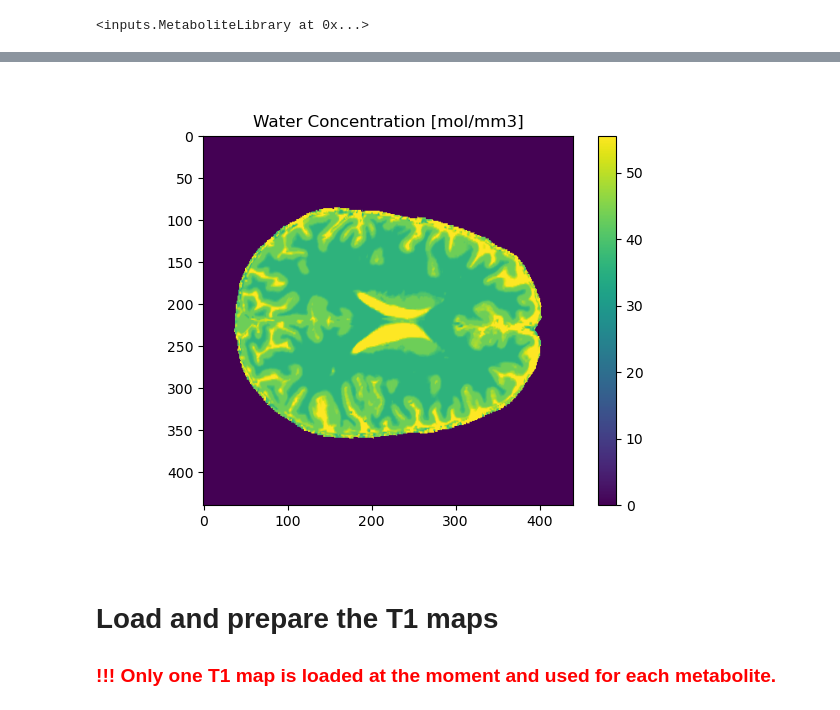
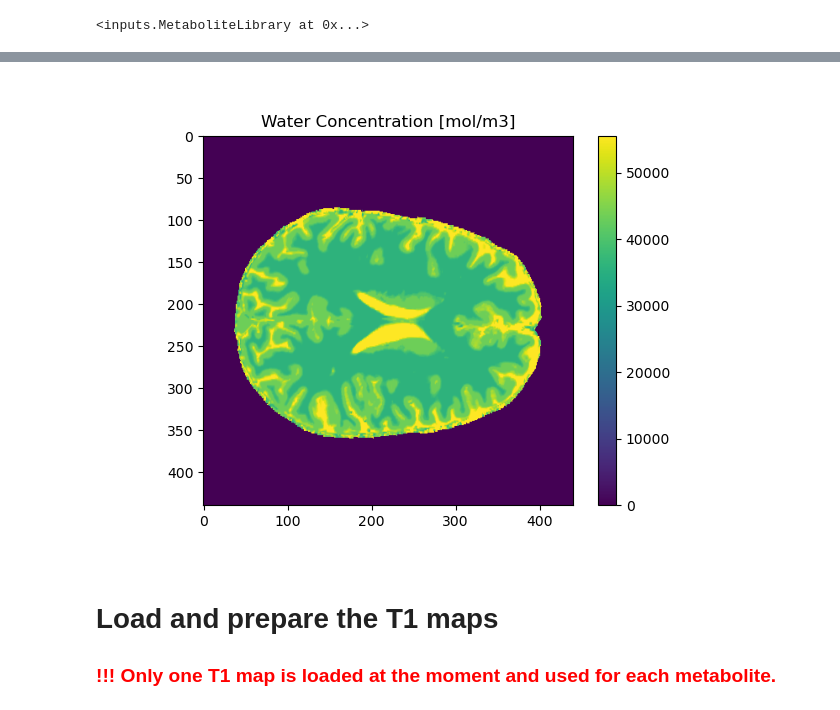
Before and after one commit to MRSI-HFMR-Group-Vienna/Synthetic_MRSI, a Jupyter notebook: code/main_notebook.ipynb, the cells around one changed output, grey strips where cells are left out. Drawn from its saved outputs; the diff is of its cells as text; code cells hidden in the pictures.

```diff
--- a/code/main_notebook.ipynb
+++ b/code/main_notebook.ipynb
@@ -356,13 +414,13 @@ concentration_volume.to_volume()
 # %%
 import matplotlib.pyplot as plt
 
 plt.figure()
-plt.title("Water Concentration [mol/mm3]")
+plt.title("Water Concentration [mol/m3]")
 plt.imshow(concentration_volume.maps[6].values[:,:, 100])
 plt.colorbar()
 plt.show()
 # %% [output]
-[figure, old version]
+[figure, new version]
 # %%
 #from spatial_simulation import ParameterMap
 #from units import u
```
Also changed, not shown: parts of 45 cells of this notebook, 5 other files.
